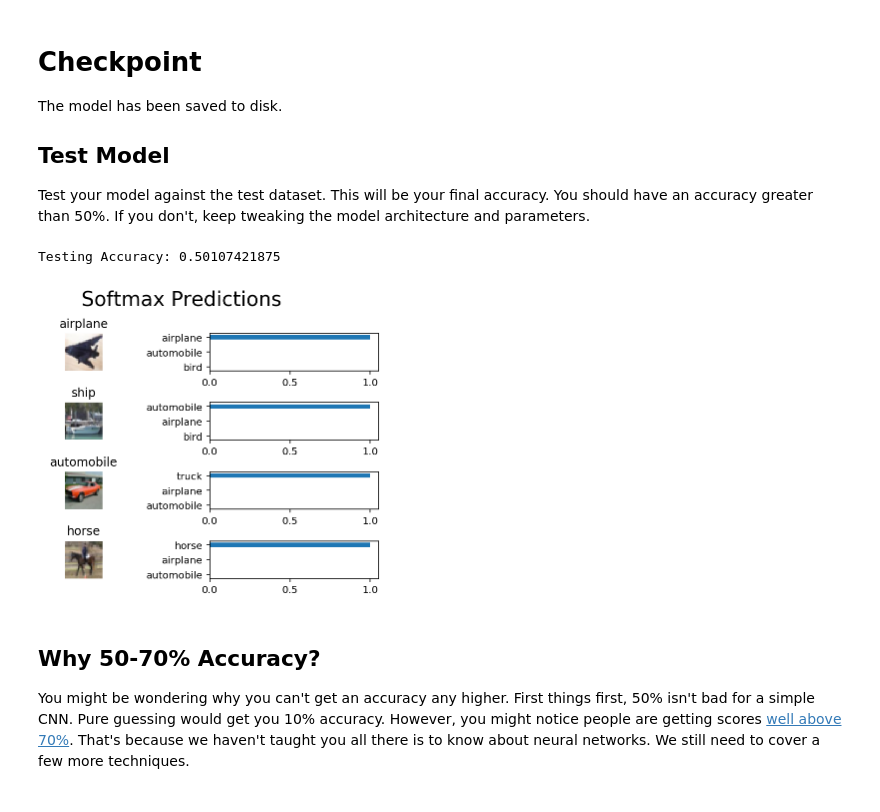
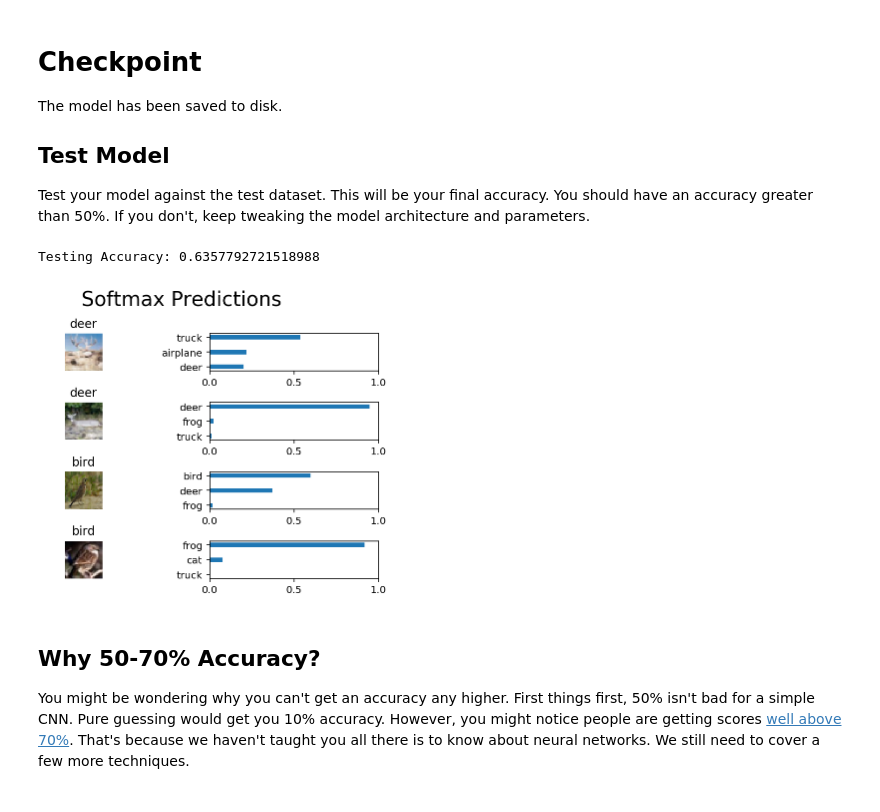
Before and after one commit to zmykevin/DLND_Project_2, a Jupyter notebook: dlnd_image_classification.ipynb, the cells around one changed output. Saved outputs shown, nothing was run; the diff lists cells and outputs as text; code cells hidden in the pictures.

```diff
--- a/dlnd_image_classification.ipynb
+++ b/dlnd_image_classification.ipynb
@@ -321,7 +321,7 @@ def fully_conn(x_tensor, num_outputs):
     """
     # TODO: Implement Function
     #Initialize weigths and bias
-    weights = tf.Variable(tf.random_normal([x_tensor.get_shape()[1].value,num_outputs]))
+    weights = tf.Variable(tf.random_normal(shape=[x_tensor.get_shape()[1].value,num_outputs],mean=0.0,stddev=0.1))
     bias = tf.Variable(tf.random_normal([num_outputs]))
     #Create the linear fully conneted layer
     full_layer = tf.add(tf.matmul(x_tensor,weights),bias)
@@ -384,22 +384,25 @@ def conv_net(x, keep_prob):
     #    Play around with different number of outputs, kernel size and stride
     # Function Definition from Above:
     #    conv2d_maxpool(x_tensor, conv_num_outputs, conv_ksize, conv_strides, pool_ksize, pool_strides)
+
     #Define first convolutional layer, conv_1
-    conv_1_num_outputs = 32
+    conv_1_num_outputs = 64
     conv_1_ksize = (5,5)
     conv_1_strides = (1,1)
-    conv_1_pool_ksize = (3,3)
+    conv_1_pool_ksize = (2,2)
     conv_1_pool_strides = (2,2)
     conv_1 = conv2d_maxpool(x,conv_1_num_outputs,
                             conv_1_ksize,
                             conv_1_strides,
                             conv_1_pool_ksize,
                             conv_1_pool_strides)
-    #Output of conv_1: 14*14*32
+    #Output of conv_1: 16*16*64
+
+
 
     #Define second convolutional layer, conv_2
-    conv_2_num_outputs = 96
-    conv_2_ksize = (5,5)
+    conv_2_num_outputs = 128
+    conv_2_ksize = (3,3)
     conv_2_strides = (1,1)
     conv_2_pool_ksize = (2,2)
     conv_2_pool_strides = (2,2)
@@ -408,11 +411,12 @@ def conv_net(x, keep_prob):
                             conv_1_strides,
                             conv_1_pool_ksize,
                             conv_1_pool_strides)
-    #Output of conv_2: 7*7*96
+    #Output of conv_2: 8*8*128
 
 
+    '''
     #Define thir convolutional layer, conv_3
-    conv_3_num_outputs = 128
+    conv_3_num_outputs = 256
     conv_3_ksize = (3,3)
     conv_3_strides = (1,1)
     conv_3_pool_ksize = (2,2)
@@ -422,12 +426,13 @@ def conv_net(x, keep_prob):
                             conv_3_strides,
                             conv_3_pool_ksize,
                             conv_3_pool_strides)
-    #Output of conv_2: 3*3*128
+    #Output of conv_2: 3*3*256
+    '''
 
     # TODO: Apply a Flatten Layer
     # Function Definition from Above:
     #   flatten(x_tensor)
-    flatten_layer = flatten(conv_3)
+    flatten_layer = flatten(conv_1)
 
     # TODO: Apply 1, 2, or 3 Fully Connected Layers
     #    Play around with different number of outputs
@@ -435,10 +440,11 @@ def conv_net(x, keep_prob):
     #   fully_conn(x_tensor, num_outputs)
 
     #Define the first fully connected layer,full_1
-    f1_num_outputs =  512
+    f1_num_outputs = 512
     full_1 = fully_conn(flatten_layer,f1_num_outputs)
     #Apply a dropout layer here
     full_1 = tf.nn.dropout(full_1,keep_prob)
+
 
     #Define the second fully connected layer, full_2
     f2_num_outputs = 128
@@ -556,9 +562,9 @@ Tune the following parameters:
 * Set `keep_probability` to the probability of keeping a node using dropout
 # %%
 # TODO: Tune Parameters
-epochs = 50
-batch_size = 256
-keep_probability = 1.0
+epochs = 40
+batch_size = 128
+keep_probability = 0.8
 # %% [markdown]
 ### Train on a Single CIFAR-10 Batch
 Instead of training the neural network on all the CIFAR-10 batches of data, let's use a single batch. This should save time while you iterate on the model to get a better accuracy.  Once the final validation accuracy is 50% or greater, run the model on all the data in the next section.
@@ -604,7 +595,7 @@ Now that you got a good accuracy with a single CIFAR-10 batch, try it with all f
 """
 DON'T MODIFY ANYTHING IN THIS CELL
 """
-save_model_path = './image_classification_03012345'
+save_model_path = './image_classification'
 
 print('Training...')
 with tf.Session() as sess:
@@ -666,7 +657,7 @@ try:
 except NameError:
     batch_size = 64
 
-save_model_path = './image_classification_03012345'
+save_model_path = './image_classification'
 n_samples = 4
 top_n_predictions = 3
 
@@ -685,35 +676,35 @@ def test_model():
 
         # Get Tensors from loaded model
         loaded_x = loaded_graph.get_tensor_by_name('x:0')
         loaded_y = loaded_graph.get_tensor_by_name('y:0')
         loaded_keep_prob = loaded_graph.get_tensor_by_name('keep_prob:0')
         loaded_logits = loaded_graph.get_tensor_by_name('logits:0')
         loaded_acc = loaded_graph.get_tensor_by_name('accuracy:0')
 
         # Get accuracy in batches for memory limitations
         test_batch_acc_total = 0
         test_batch_count = 0
 
         for train_feature_batch, train_label_batch in helper.batch_features_labels(test_features, test_labels, batch_size):
             test_batch_acc_total += sess.run(
                 loaded_acc,
                 feed_dict={loaded_x: train_feature_batch, loaded_y: train_label_batch, loaded_keep_prob: 1.0})
             test_batch_count += 1
 
         print('Testing Accuracy: {}\n'.format(test_batch_acc_total/test_batch_count))
 
         # Print Random Samples
         random_test_features, random_test_labels = tuple(zip(*random.sample(list(zip(test_features, test_labels)), n_samples)))
         random_test_predictions = sess.run(
             tf.nn.top_k(tf.nn.softmax(loaded_logits), top_n_predictions),
             feed_dict={loaded_x: random_test_features, loaded_y: random_test_labels, loaded_keep_prob: 1.0})
         helper.display_image_predictions(random_test_features, random_test_labels, random_test_predictions)
 
 
 test_model()
 # %% [output]
-Testing Accuracy: 0.50107421875
+Testing Accuracy: 0.6357792721518988
-[figure, old version]
+[figure, new version]
 # %% [markdown]
 ## Why 50-70% Accuracy?
 You might be wondering why you can't get an accuracy any higher. First things first, 50% isn't bad for a simple CNN.  Pure guessing would get you 10% accuracy. However, you might notice people are getting scores [well above 70%](http://rodrigob.github.io/are_we_there_yet/build/classification_datasets_results.html#43494641522d3130).  That's because we haven't taught you all there is to know about neural networks. We still need to cover a few more techniques.
```
Also changed, not shown: parts of 4 cells of this notebook, 2 other files.
